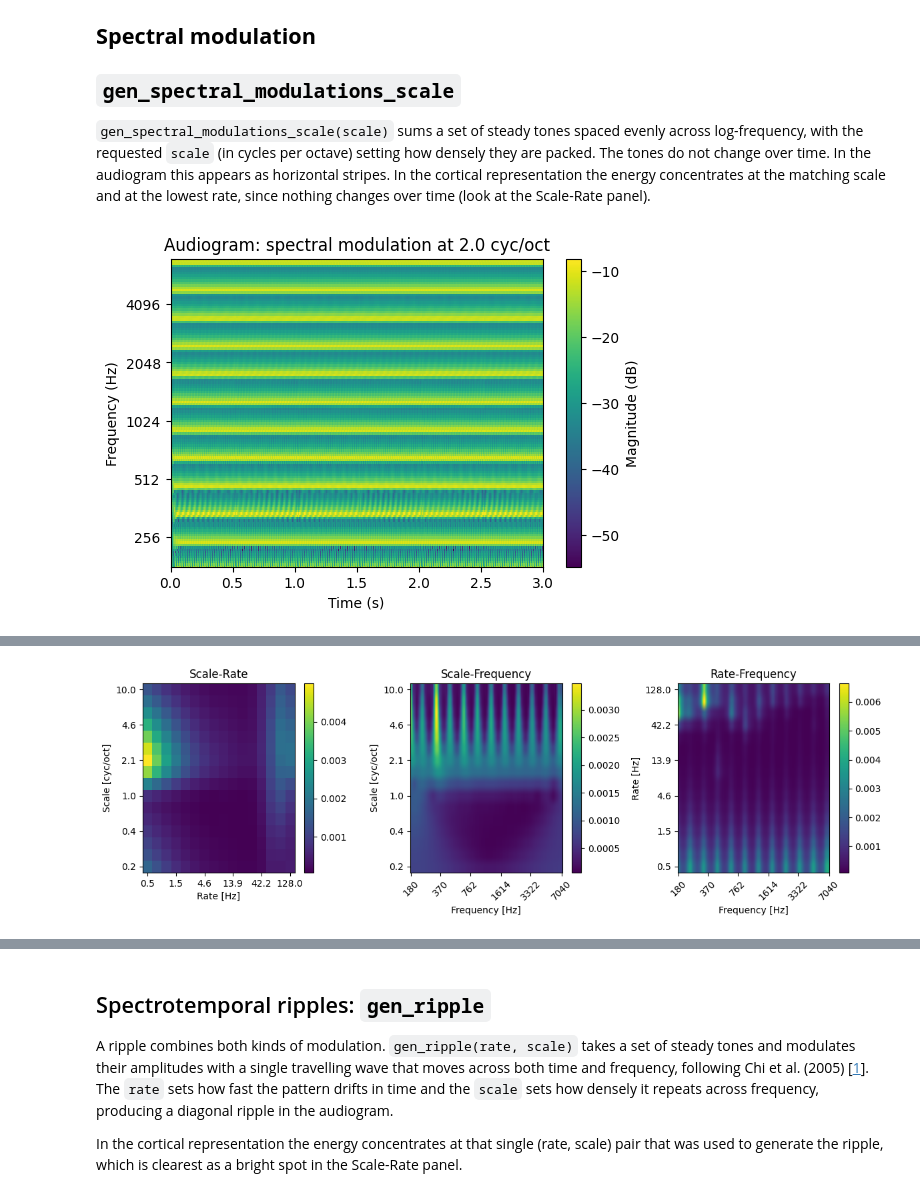
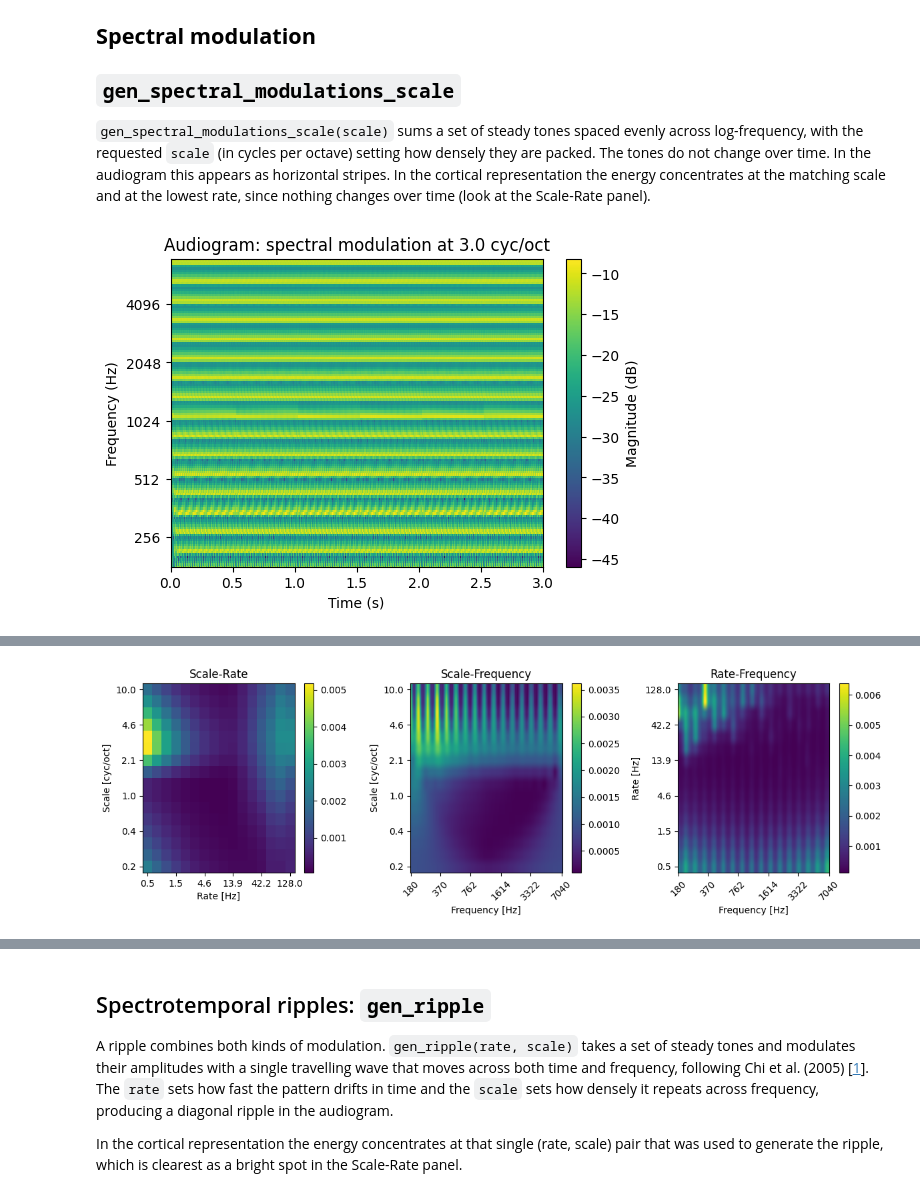
Before and after one commit to ninocapipoca/neural_audio, a Jupyter notebook: tutorials/Tutorial 3 - Stimulus sound generators.ipynb, the cells around one changed output, grey strips where cells are left out. Cells and saved outputs as stored; diff of their text form; code cells hidden in the pictures.

```diff
--- a/tutorials/Tutorial 3 - Stimulus sound generators.ipynb
+++ b/tutorials/Tutorial 3 - Stimulus sound generators.ipynb
@@ -288,19 +287,19 @@ plot_cr_temporal(cr, half_rates, half_scales, time_points)
 
 `gen_spectral_modulations_scale(scale)` sums a set of steady tones spaced evenly across log-frequency, with the requested `scale` (in cycles per octave) setting how densely they are packed. The tones do not change over time. In the audiogram this appears as horizontal stripes. In the cortical representation the energy concentrates at the matching scale and at the lowest rate, since nothing changes over time (look at the Scale-Rate panel).
 # %%
-scale = 2#half_scales[10]
+scale = 3#half_scales[10]
 waveform = gen_spectral_modulations_scale(scale, duration=3)
 
 # Audiogram
 time_points, frequencies, audiogram = wav2aud(waveform)
 plt.figure(figsize=(6, 4))
 plot_spectrogram(audiogram, time_points, frequencies,
                  title=f"Audiogram: spectral modulation at {scale:.1f} cyc/oct")
 plt.show()
 
 display(Audio(waveform, rate=16000))
 # %% [output]
-[figure, old version]
+[figure, new version]
 [interactive output not drawn]
 # %%
 # Cortical representation (time-averaged projections)
@@ -308,7 +307,7 @@ cr = aud2cor(audiogram, rates=half_rates, scales=half_scales)
 plot_cr_projection(cr, half_rates, scales=half_scales, frequencies=frequencies)
 plt.show()
 # %% [output]
-[figure, old version]
+[figure, new version]
 # %%
 plot_cr_temporal(cr, half_rates, half_scales, time_points)
 # %% [output]
```
Also changed, not shown: parts of 4 cells of this notebook, 1 other file.
